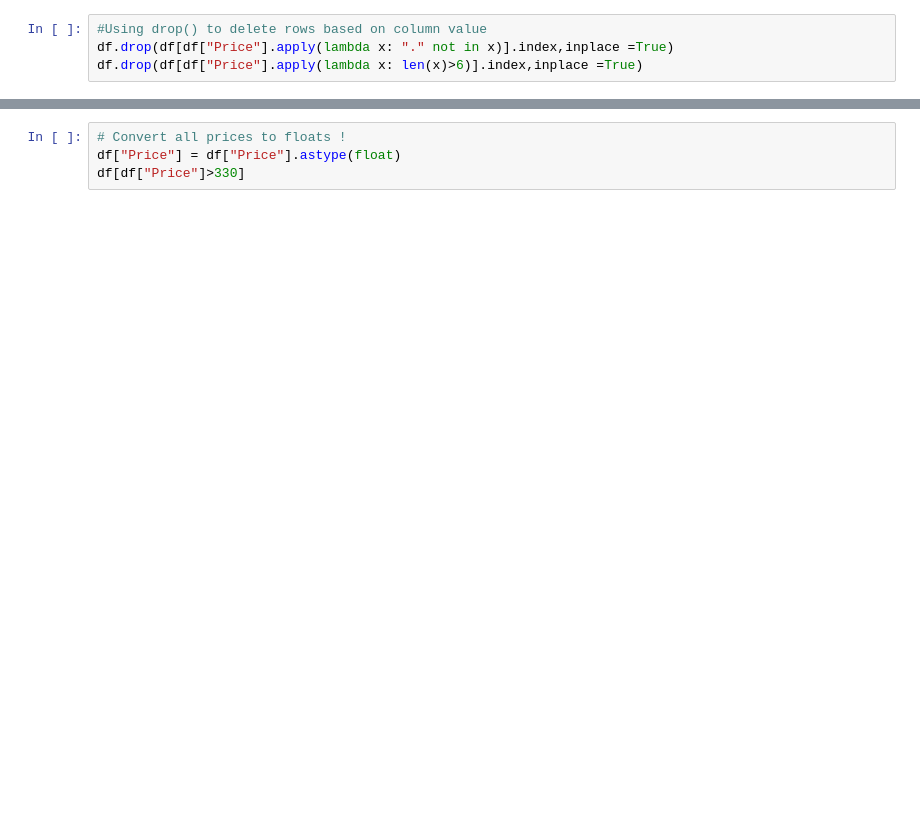
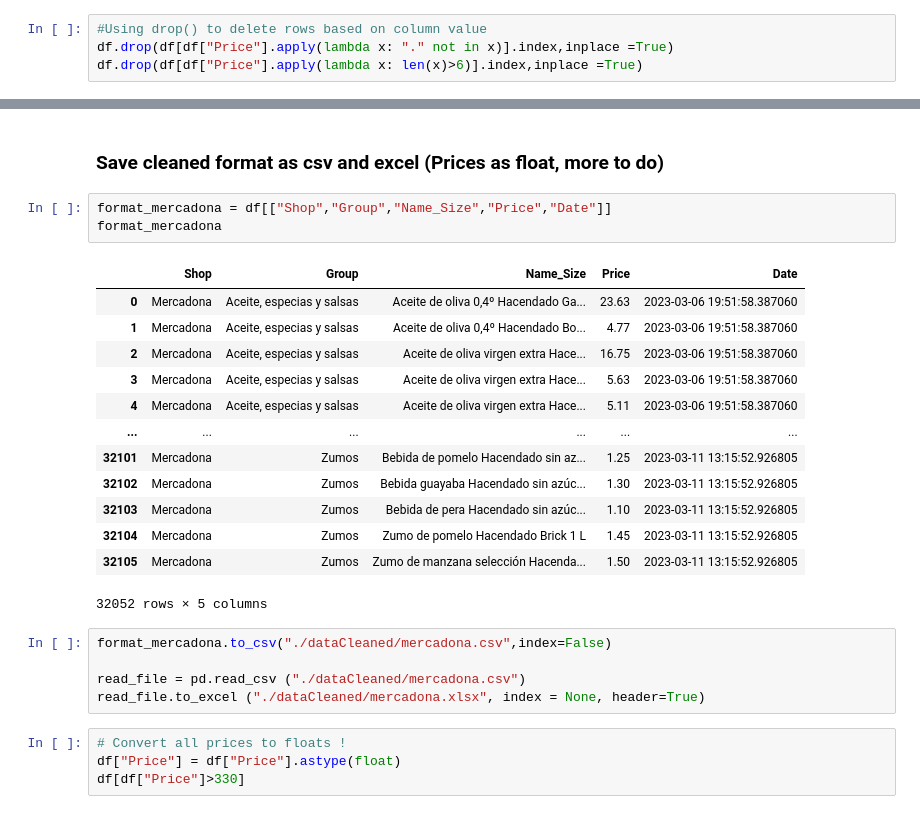
Before and after one commit to IgnacioGB1990/Grocery-Chains, a Jupyter notebook: src/mercadonaClean.ipynb, the cells around one changed output, grey strips where cells are left out. Drawn from its saved outputs; the diff is of its cells as text; blank space fills up the shorter version.

```diff
--- a/src/mercadonaClean.ipynb
+++ b/src/mercadonaClean.ipynb
@@ -69,3 +88,27 @@ After 26687
+# %% [markdown]
+### Save cleaned format as csv and excel (Prices as float, more to do)
+# %%
+format_mercadona = df[["Shop","Group","Name_Size","Price","Date"]]
+format_mercadona
+# %% [output]
+|  | Shop | Group | Name_Size | Price | Date |
+| 0 | Mercadona | Aceite, especias y salsas | Aceite de oliva 0,4º Hacendado Ga... | 23.63 | 2023-03-06 19:51:58.387060 |
+| 1 | Mercadona | Aceite, especias y salsas | Aceite de oliva 0,4º Hacendado Bo... | 4.77 | 2023-03-06 19:51:58.387060 |
+| 2 | Mercadona | Aceite, especias y salsas | Aceite de oliva virgen extra Hace... | 16.75 | 2023-03-06 19:51:58.387060 |
+| 3 | Mercadona | Aceite, especias y salsas | Aceite de oliva virgen extra Hace... | 5.63 | 2023-03-06 19:51:58.387060 |
+| 4 | Mercadona | Aceite, especias y salsas | Aceite de oliva virgen extra Hace... | 5.11 | 2023-03-06 19:51:58.387060 |
+| ... | ... | ... | ... | ... | ... |
+| 32101 | Mercadona | Zumos | Bebida de pomelo Hacendado sin az... | 1.25 | 2023-03-11 13:15:52.926805 |
+| 32102 | Mercadona | Zumos | Bebida guayaba Hacendado sin azúc... | 1.30 | 2023-03-11 13:15:52.926805 |
+| 32103 | Mercadona | Zumos | Bebida de pera Hacendado sin azúc... | 1.10 | 2023-03-11 13:15:52.926805 |
+| 32104 | Mercadona | Zumos | Zumo de pomelo Hacendado Brick 1 L | 1.45 | 2023-03-11 13:15:52.926805 |
+| 32105 | Mercadona | Zumos | Zumo de manzana selección Hacenda... | 1.50 | 2023-03-11 13:15:52.926805 |
+32052 rows × 5 columns
+# %%
+format_mercadona.to_csv("./dataCleaned/mercadona.csv",index=False)
+
+read_file = pd.read_csv ("./dataCleaned/mercadona.csv")
+read_file.to_excel ("./dataCleaned/mercadona.xlsx", index = None, header=True)
 # %%
 # Convert all prices to floats !
 df["Price"] = df["Price"].astype(float)
```
Also changed, not shown: parts of 4 cells of this notebook, 25 other files.
